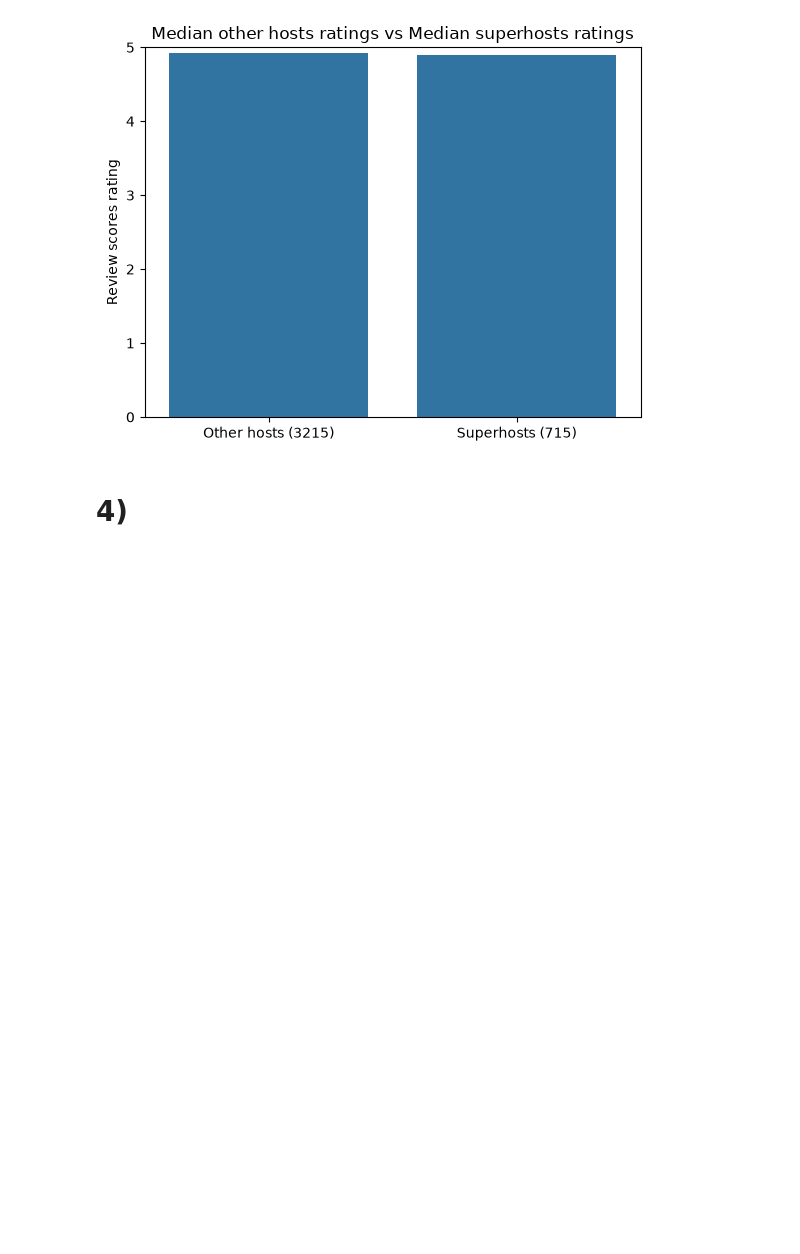
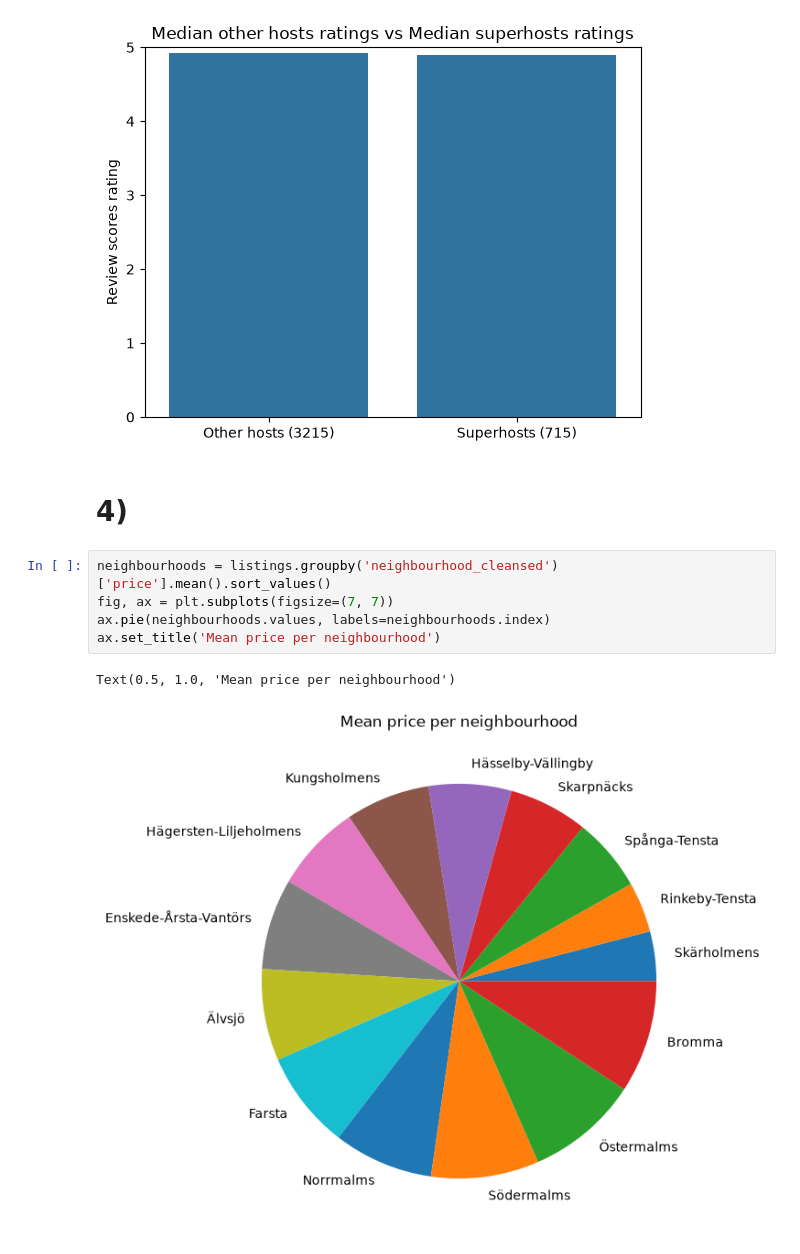
Before and after one commit to jakobschonberg/lexicon, a Jupyter notebook: Data_Analysis_Visualization/Lab7/part2.ipynb, the cells around one changed output. Drawn from its saved outputs; the diff is of its cells as text; blank space fills up the shorter version.

```diff
--- a/Data_Analysis_Visualization/Lab7/part2.ipynb
+++ b/Data_Analysis_Visualization/Lab7/part2.ipynb
@@ -113,3 +113,11 @@ plt.savefig('../data/median_review_scores_superhosts.png', dpi=150, bbox_inches=
 [figure]
 # %% [markdown]
 # 4)
+# %%
+neighbourhoods = listings.groupby('neighbourhood_cleansed')['price'].mean().sort_values()
+fig, ax = plt.subplots(figsize=(7, 7))
+ax.pie(neighbourhoods.values, labels=neighbourhoods.index)
+ax.set_title('Mean price per neighbourhood')
+# %% [output]
+Text(0.5, 1.0, 'Mean price per neighbourhood')
+[figure, added]
```
Also changed, not shown: 1 other file.
